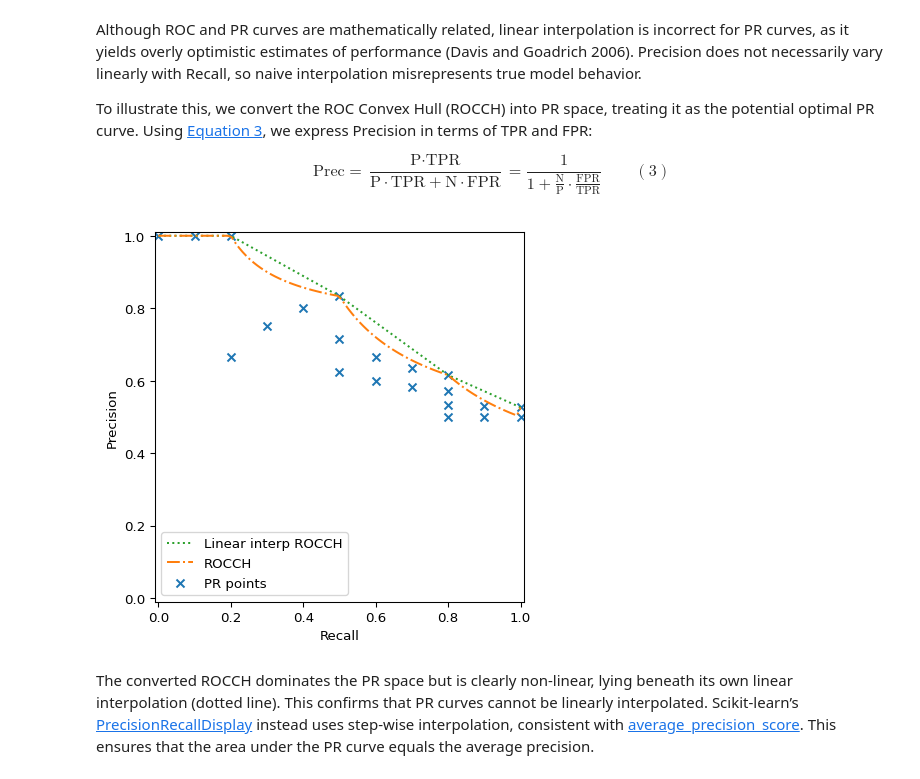
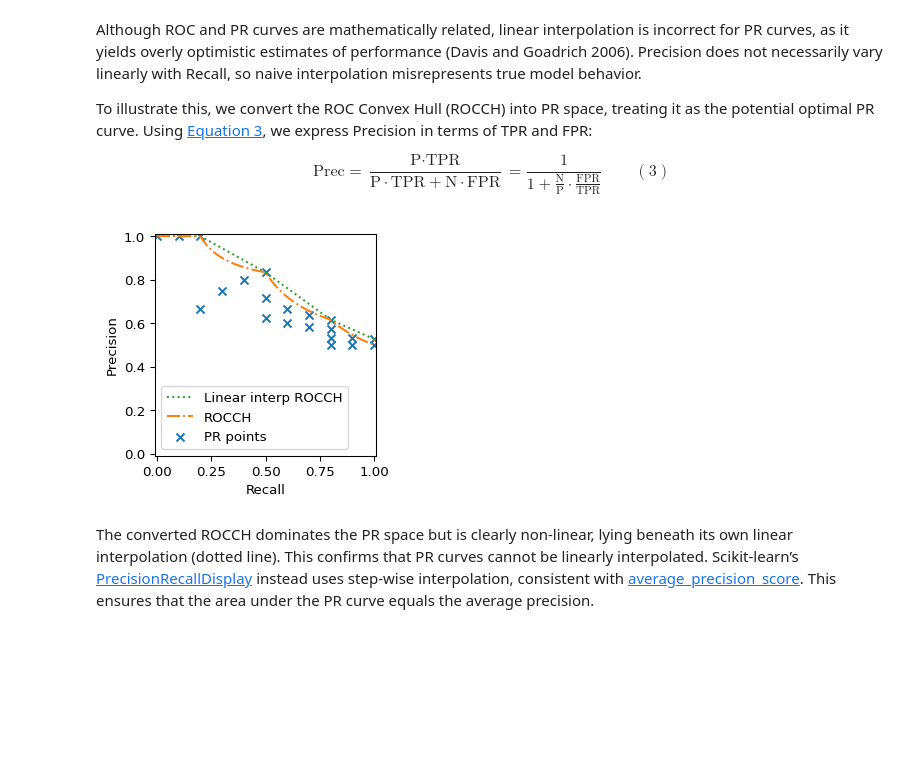
Before and after one commit to xuefeng-xu/xuefeng-xu.github.io, a Jupyter notebook: blog/roc-pr-curve.ipynb, the cells around one changed output. Cells and saved outputs as stored; diff of their text form; code cells hidden in the pictures; blank space fills up the shorter version.

```diff
--- a/blog/roc-pr-curve.ipynb
+++ b/blog/roc-pr-curve.ipynb
@@ -203,38 +217,24 @@ express Precision in terms of TPR and FPR:
 # %%
-from scipy.interpolate import interp1d
-
-def pr_from_roc(fpr, tpr, neg_to_pos):
-    fpr_tpr_func = interp1d(tpr, fpr, bounds_error=False, fill_value=(0, 1))
-
-    def prec_func(tpr):
-        fpr = fpr_tpr_func(tpr)
-        fpr_to_tpr = np.zeros_like(tpr, dtype=np.float64)
-        np.divide(fpr, tpr, out=fpr_to_tpr, where=(tpr != 0))
-        prec = 1 / (1 + neg_to_pos * fpr_to_tpr)
-        return prec
-
-    return prec_func
-
 neg_to_pos = sum(y_true == 0) / sum(y_true == 1)
 prec_ch_func = pr_from_roc(fpr_ch, tpr_ch, neg_to_pos)
 
-fig, ax = plt.subplots()
+fig, ax = plt.subplots(figsize=(3, 3))
 ax.plot(tpr_ch, prec_ch_func(tpr_ch), 'C2:', label="Linear interp ROCCH")
 
 x = np.linspace(0, 1, 100)
 ax.plot(x, prec_ch_func(x), 'C1-.', label="ROCCH")
 
 precision, recall, _ = pr_curve(y_true, y_score)
 ax.scatter(recall, precision, c="C0", marker="x", label="PR points")
 
 ax.set_aspect("equal")
 ax.set_xlim(-0.01, 1.01)
 ax.set_ylim(-0.01, 1.01)
 ax.set_xlabel("Recall")
 ax.set_ylabel("Precision")
 ax.legend(loc="lower left")
 # %% [output]
-[figure, old version]
+[figure, new version]
 # %% [markdown]
 The converted ROCCH dominates the PR space but is clearly non-linear,
 lying beneath its own linear interpolation (dotted line). This confirms
```
Also changed, not shown: parts of 8 cells of this notebook, 38 other files.
